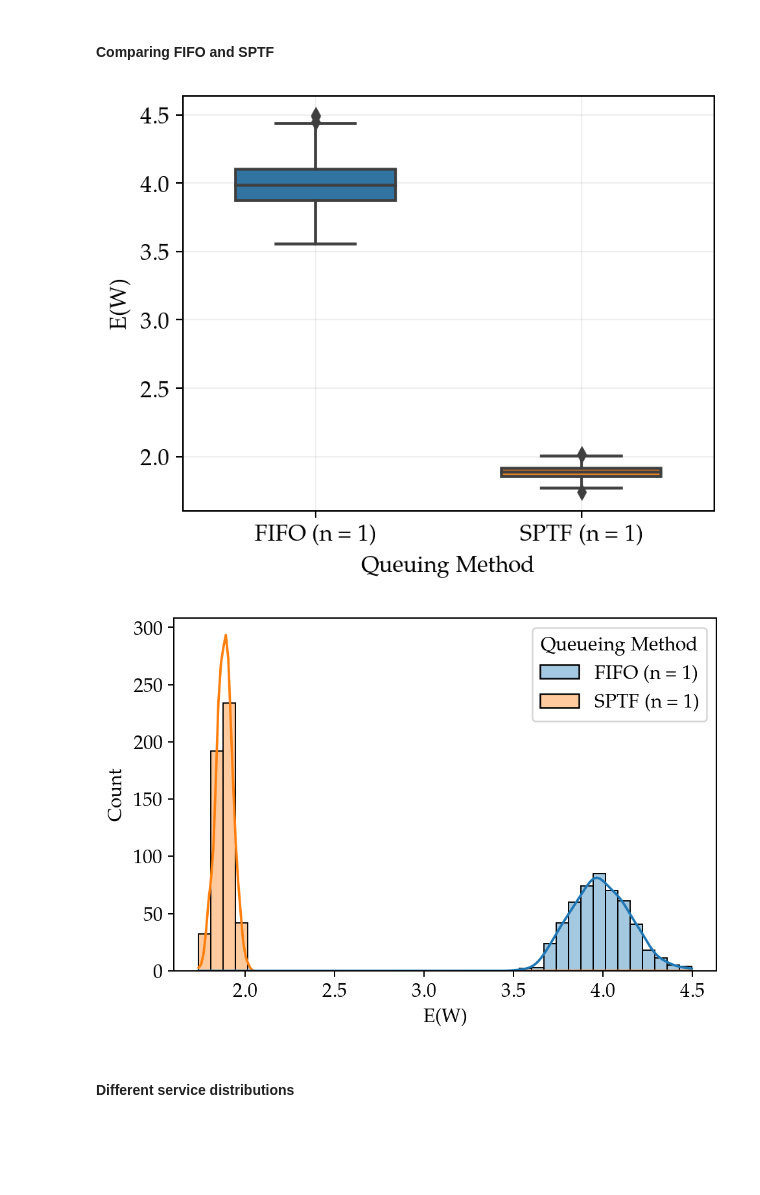
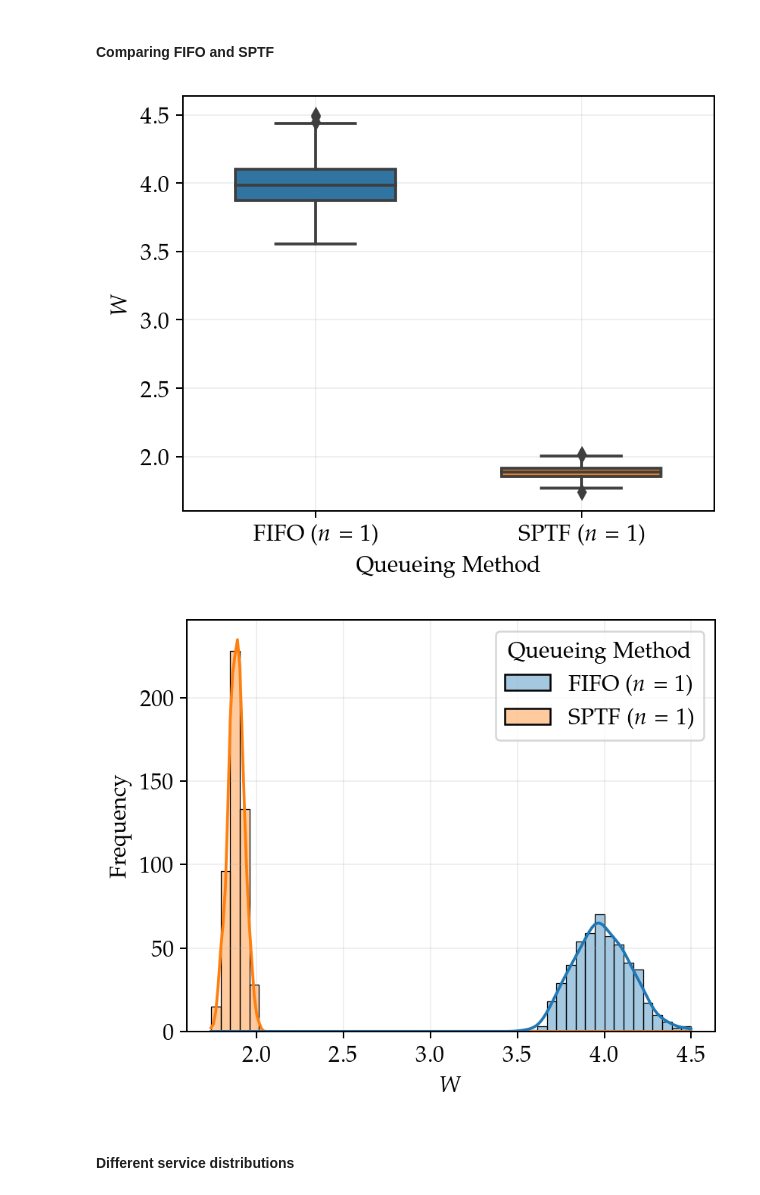
Before and after one commit to Maloup/Stochastic_assignment_2, a Jupyter notebook: Result_visualization.ipynb, the cells around one changed output. Cells and saved outputs as stored; diff of their text form; code cells hidden in the pictures; blank space fills up the shorter version.

```diff
--- a/Result_visualization.ipynb
+++ b/Result_visualization.ipynb
@@ -359,27 +366,33 @@ shelf.close()
 plt.figure(figsize = (5, 4))
 values_fifo = np.array(stats_data[1][0])
 values_sptf = np.array(sptf_stats)
-data_fifo = np.array([np.repeat("FIFO (n = 1)", len(values_fifo)), values_fifo])
-data_sptf = np.array([np.repeat("SPTF (n = 1)", len(values_sptf)), values_sptf])
+data_fifo = np.array([np.repeat("FIFO ($n = 1$)", len(values_fifo)), values_fifo])
+data_sptf = np.array([np.repeat("SPTF ($n = 1$)", len(values_sptf)), values_sptf])
 data_fifo_sptf = np.concatenate([data_fifo, data_sptf], axis = 1)
 
-df_fifo_sptf = pd.DataFrame(data_fifo_sptf.T, columns = ["Queueing Method", "E(W)"])
-df_fifo_sptf = df_fifo_sptf.astype({"E(W)": float})
-ax = sns.boxplot(x="Queueing Method", y="E(W)",  data=df_fifo_sptf, width = 0.6, zorder=3)
+df_fifo_sptf = pd.DataFrame(data_fifo_sptf.T, columns = ["Queueing Method", "W"])
+df_fifo_sptf = df_fifo_sptf.astype({"W": float})
+ax = sns.boxplot(x="Queueing Method", y="W",  data=df_fifo_sptf, width = 0.6, zorder=3)
 ax.set_axisbelow(True)
 plt.grid(alpha = 0.2, zorder=0)
 #plt.title(f"rho = {rho}")
 #plt.yscale("log")
-plt.ylabel("E(W)")
-plt.xlabel("Queuing Method")
+plt.ylabel("$W$")
+plt.xlabel("Queueing Method")
+plt.savefig("figures/fifo_vs_sptf_boxplot.pdf", bbox_inches="tight")
 plt.show()
 # %% [output]
-[figure, old version]
+[figure, new version]
 # %%
-sns.histplot(data = df_fifo_sptf, hue="Queueing Method", x="E(W)", alpha=0.4, kde = True, bins=40)
+plt.figure(figsize = (5, 4))
+sns.histplot(data = df_fifo_sptf, hue="Queueing Method", x="W", alpha=0.4, kde = True, bins=50)
+plt.grid(alpha=0.2)
+plt.xlabel("$W$")
+plt.ylabel("Frequency")
+plt.savefig("figures/fifo_vs_sptf_dist.pdf", bbox_inches="tight")
 plt.show()
 # %% [output]
-[figure, old version]
+[figure, new version]
 # %% [markdown]
 #### Different service distributions
 # %%
```
Also changed, not shown: parts of 5 cells of this notebook, 6 other files.
